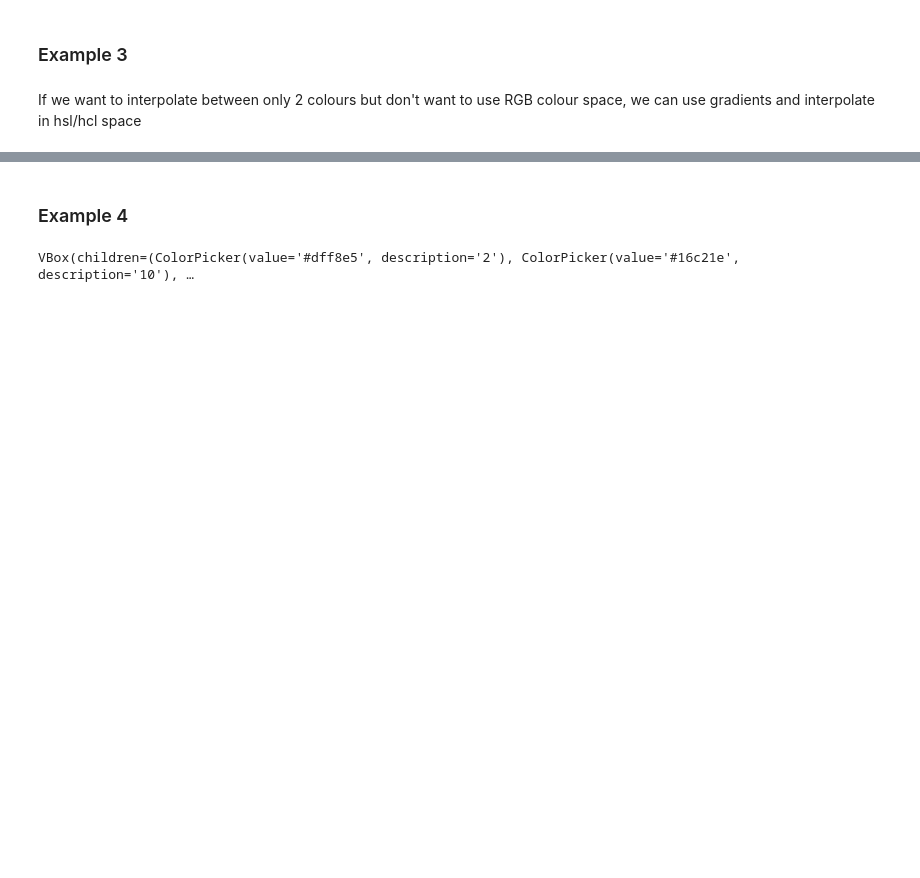
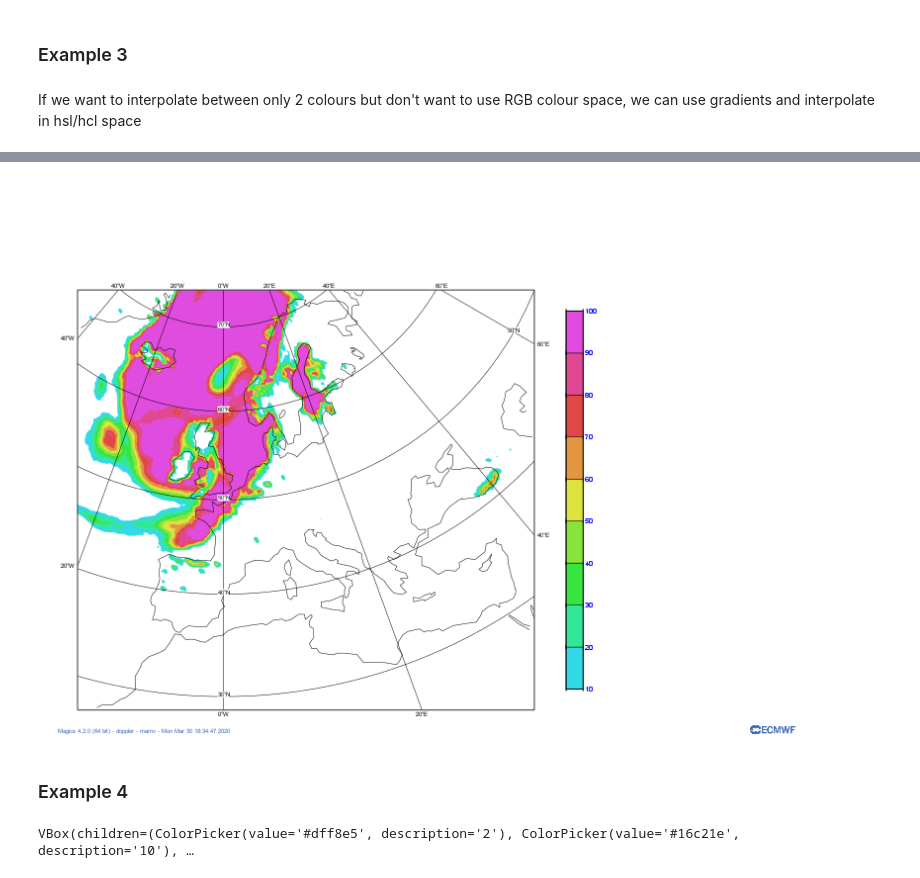
Before and after one commit to milanavuckovic/magics_tutorial2020, a Jupyter notebook: gradients.ipynb, the cells around one changed output, grey strips where cells are left out. Saved outputs shown, nothing was run; the diff lists cells and outputs as text; code cells hidden in the pictures; blank space fills up the shorter version.

Commit message:
Final Layout and Gradients notebooks

```diff
--- a/gradients.ipynb
+++ b/gradients.ipynb
@@ -105,20 +111,22 @@ HBox(children=(ColorPicker(value='#e04ce0', description='Pick a color'), ColorPi
 # %%
 my_contour = magics.mcont(
     legend                            = "on",
     contour                           = "off",
     contour_level_selection_type      = "level_list",
     contour_level_list                = [10.,100],
     contour_interpolation_ceiling     = 99.9999,
     contour_label                     = "off",
     contour_shade                     = "on",
     contour_shade_colour_method       = "gradients",
     contour_shade_method              = "area_fill",
-    contour_gradients_colour_list     = ["#31dbe7","e04ce0"],
+    contour_gradients_colour_list     = ["#31dbe7","#e04ce0"],
     contour_gradients_waypoint_method = "left",
     contour_gradients_technique       = "hsl",
     contour_gradients_step_list       = [9]
     )
 magics.plot(projection,probability,my_contour,coast,legend)
+# %% [output]
+[figure, added]
 # %% [markdown]
 ### Example 4
 # %%
```
Also changed, not shown: parts of 4 cells of this notebook, 2 other files.
